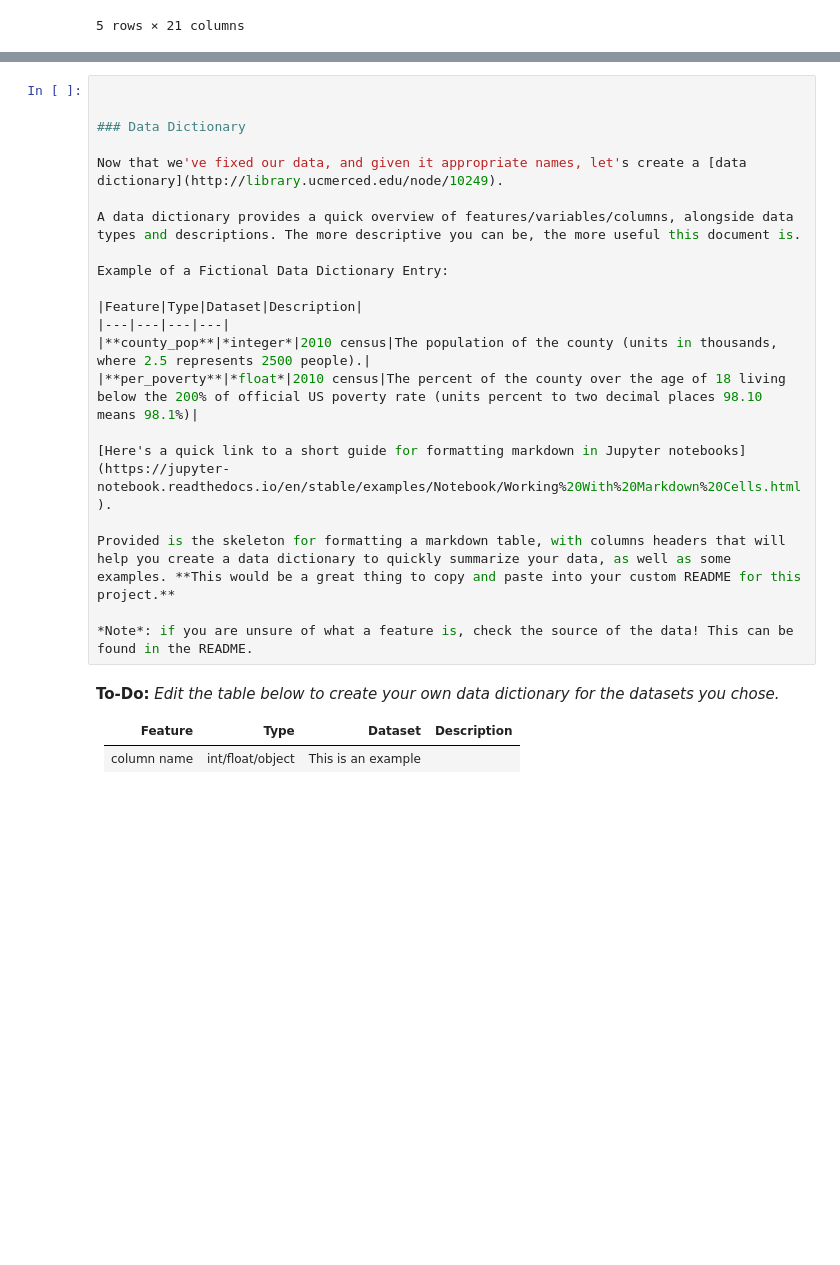
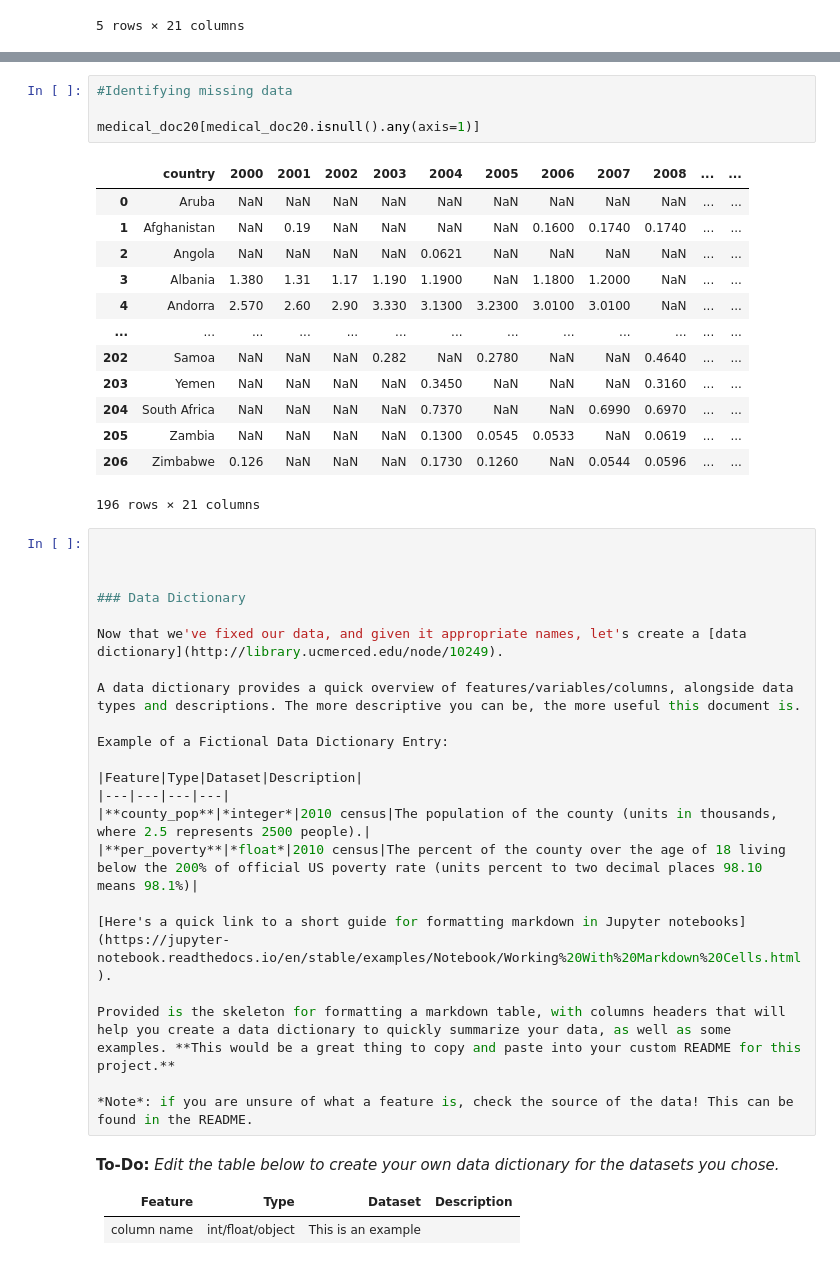
Before and after one commit to rafirahman27/World_Development_Statistics, a Jupyter notebook: code/starter-code.ipynb, the cells around one changed output, grey strips where cells are left out. Cells and saved outputs as stored; diff of their text form; blank space fills up the shorter version.

```diff
--- a/code/starter-code.ipynb
+++ b/code/starter-code.ipynb
@@ -308,4 +353,23 @@ health_aid23
+# %%
+#Identifying missing data
+
+medical_doc20[medical_doc20.isnull().any(axis=1)]
+# %% [output]
+|  | country | 2000 | 2001 | 2002 | 2003 | 2004 | 2005 | 2006 | 2007 | 2008 | ... | ... |
+| 0 | Aruba | NaN | NaN | NaN | NaN | NaN | NaN | NaN | NaN | NaN | ... | ... |
+| 1 | Afghanistan | NaN | 0.19 | NaN | NaN | NaN | NaN | 0.1600 | 0.1740 | 0.1740 | ... | ... |
+| 2 | Angola | NaN | NaN | NaN | NaN | 0.0621 | NaN | NaN | NaN | NaN | ... | ... |
+| 3 | Albania | 1.380 | 1.31 | 1.17 | 1.190 | 1.1900 | NaN | 1.1800 | 1.2000 | NaN | ... | ... |
+| 4 | Andorra | 2.570 | 2.60 | 2.90 | 3.330 | 3.1300 | 3.2300 | 3.0100 | 3.0100 | NaN | ... | ... |
+| ... | ... | ... | ... | ... | ... | ... | ... | ... | ... | ... | ... | ... |
+| 202 | Samoa | NaN | NaN | NaN | 0.282 | NaN | 0.2780 | NaN | NaN | 0.4640 | ... | ... |
+| 203 | Yemen | NaN | NaN | NaN | NaN | 0.3450 | NaN | NaN | NaN | 0.3160 | ... | ... |
+| 204 | South Africa | NaN | NaN | NaN | NaN | 0.7370 | NaN | NaN | 0.6990 | 0.6970 | ... | ... |
+| 205 | Zambia | NaN | NaN | NaN | NaN | 0.1300 | 0.0545 | 0.0533 | NaN | 0.0619 | ... | ... |
+| 206 | Zimbabwe | 0.126 | NaN | NaN | NaN | 0.1730 | 0.1260 | NaN | 0.0544 | 0.0596 | ... | ... |
+196 rows × 21 columns
 # %%
+
 
 
 ### Data Dictionary
```
Also changed, not shown: parts of 7 cells of this notebook, 2 other files.
